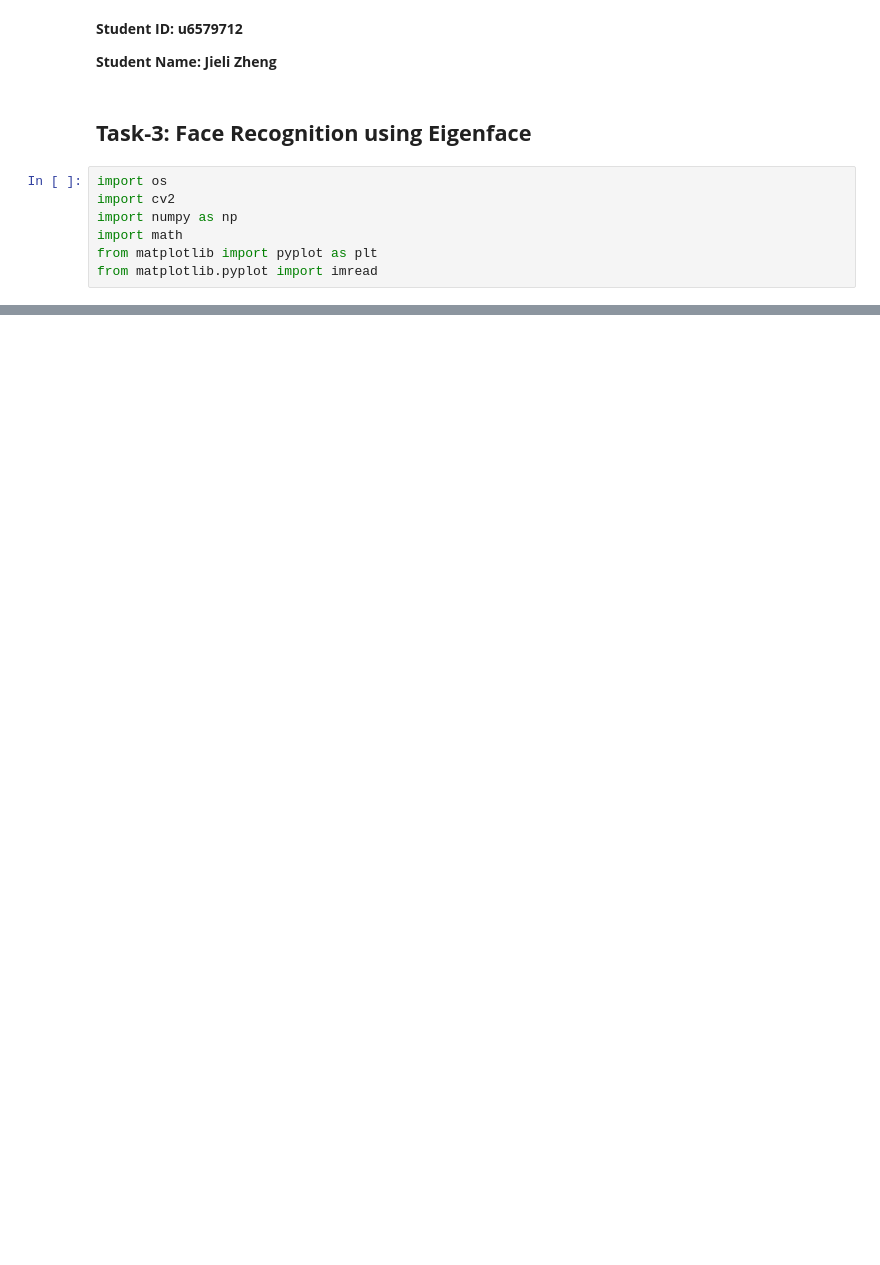
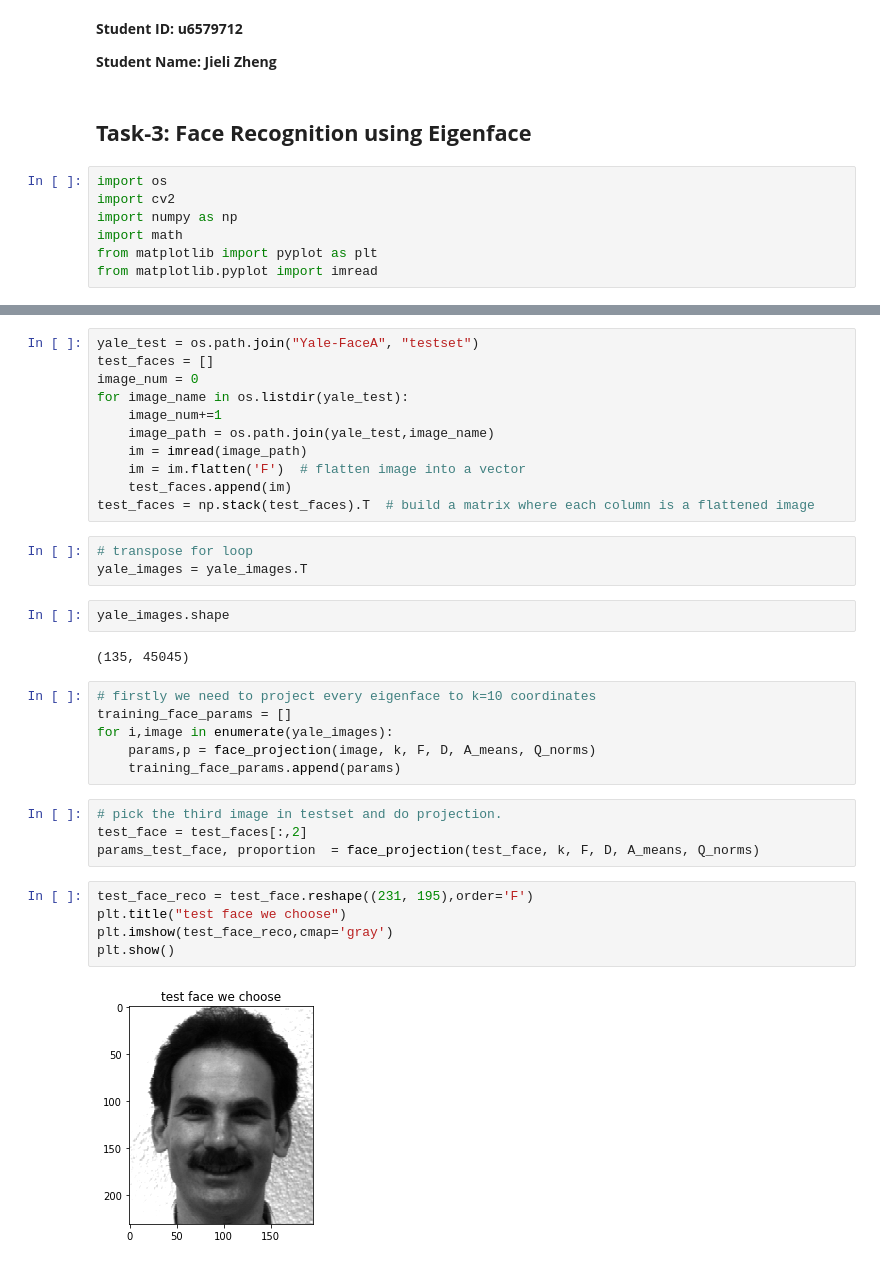
Before and after one commit to TsunamiBlue/Harris-Corner-Segmentation-EigenFace, a Jupyter notebook: Task3/eigenface.ipynb, the cells around one changed output, grey strips where cells are left out. Saved outputs shown, nothing was run; the diff lists cells and outputs as text; blank space fills up the shorter version.

```diff
--- a/Task3/eigenface.ipynb
+++ b/Task3/eigenface.ipynb
@@ -113,0 +182,35 @@ def reduce_dimensionality(image_vector, k, F, D, A_means, Q_norms):
+# %%
+yale_test = os.path.join("Yale-FaceA", "testset")
+test_faces = []
+image_num = 0
+for image_name in os.listdir(yale_test):
+    image_num+=1
+    image_path = os.path.join(yale_test,image_name)
+    im = imread(image_path)
+    im = im.flatten('F')  # flatten image into a vector
+    test_faces.append(im)
+test_faces = np.stack(test_faces).T  # build a matrix where each column is a flattened image
+# %%
+# transpose for loop
+yale_images = yale_images.T
+# %%
+yale_images.shape
+# %% [output]
+(135, 45045)
+# %%
+# firstly we need to project every eigenface to k=10 coordinates
+training_face_params = []
+for i,image in enumerate(yale_images):
+    params,p = face_projection(image, k, F, D, A_means, Q_norms)
+    training_face_params.append(params)
+# %%
+# pick the third image in testset and do projection.
+test_face = test_faces[:,2]
+params_test_face, proportion  = face_projection(test_face, k, F, D, A_means, Q_norms)
+# %%
+test_face_reco = test_face.reshape((231, 195),order='F')
+plt.title("test face we choose")
+plt.imshow(test_face_reco,cmap='gray')
+plt.show()
+# %% [output]
+[figure, added]
```
Also changed, not shown: parts of 24 cells of this notebook, 14 other files.
